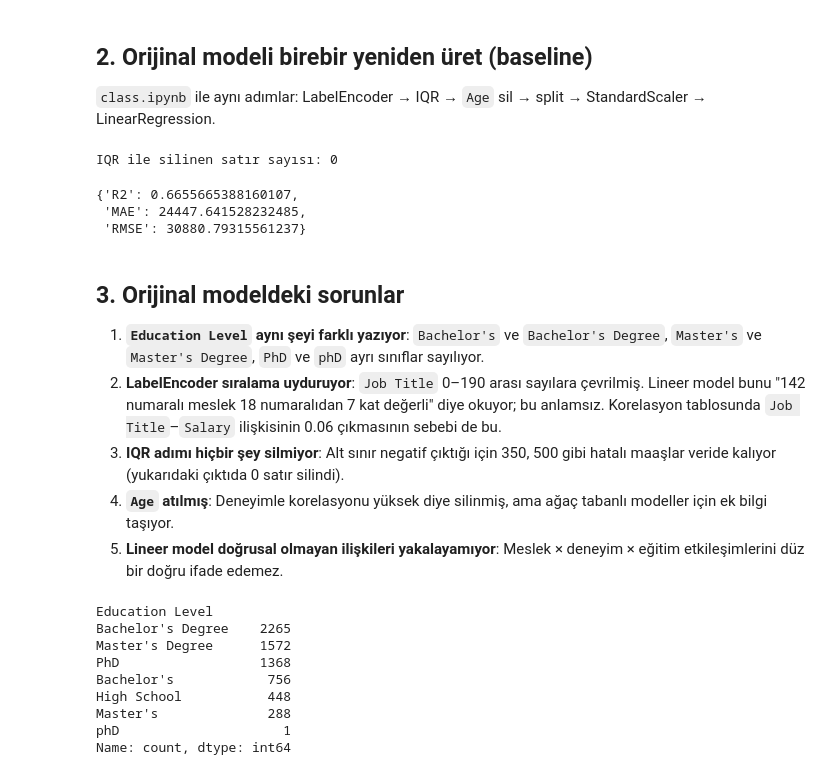
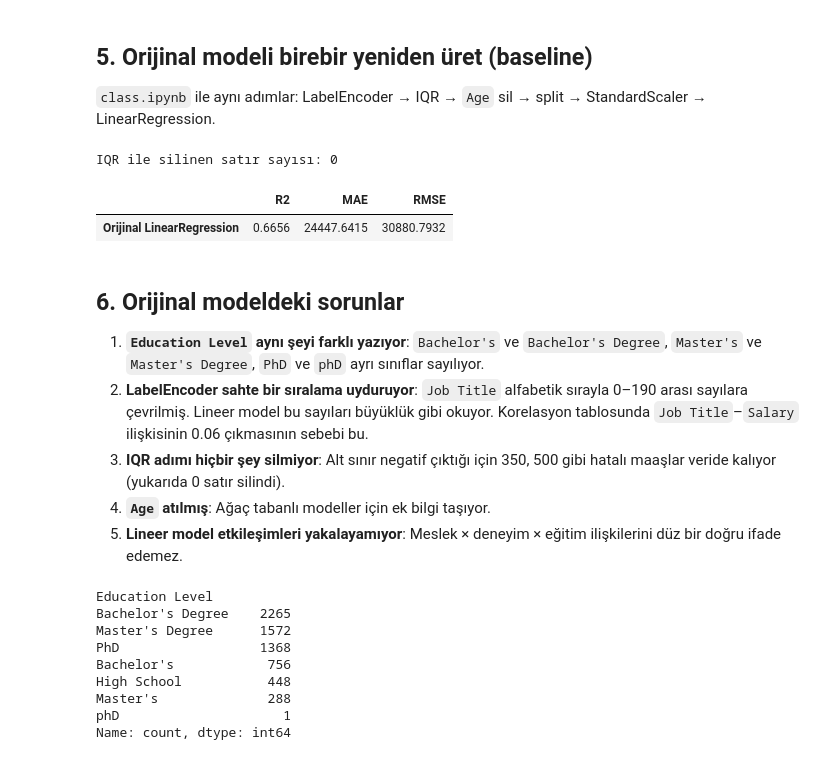
Before and after one commit to mustafagurbuz06/03.11.2026-class, a Jupyter notebook: improved_model.ipynb, the cells around one changed output. Saved outputs shown, nothing was run; the diff lists cells and outputs as text; code cells hidden in the pictures.

```diff
--- a/improved_model.ipynb
+++ b/improved_model.ipynb
@@ -11,0 +30,13 @@ Karşılaştırmanın adil olması için **aynı veri, aynı `train_test_split(t
+# %%
+DATA_PATH = "Salary_Data.csv"
+TARGET = "Salary"
+TEST_SIZE, RANDOM_STATE = 0.2, 42
+CV = GroupKFold(n_splits=5)
+
+EDUCATION_MAP = {"Bachelor's": "Bachelor's", "Bachelor's Degree": "Bachelor's",
+                 "Master's": "Master's", "Master's Degree": "Master's",
+                 "PhD": "PhD", "phD": "PhD", "High School": "High School"}
+EDUCATION_ORDER = {"High School": 0, "Bachelor's": 1, "Master's": 2, "PhD": 3}
+LEAD_PATTERN = "director|vp|chief|ceo|cto|head|principal|manager"
+
+NUM_COLS = ["Age", "Years of Experience", "Edu", "Senior", "Junior", "Lead"]
@@ -29,0 +119,5 @@ raw.head()
+# %%
+raw = load_data(DATA_PATH)
+groups = duplicate_groups(raw)
+print(raw.shape)
+raw.head()
@@ -30,45 +132,28 @@ raw.head()
 # %% [markdown]
-## 2. Orijinal modeli birebir yeniden üret (baseline)
+## 5. Orijinal modeli birebir yeniden üret (baseline)
 `class.ipynb` ile aynı adımlar: LabelEncoder → IQR → `Age` sil → split → StandardScaler → LinearRegression.
-# %%
-from sklearn.preprocessing import LabelEncoder, StandardScaler
-from sklearn.model_selection import train_test_split
-from sklearn.linear_model import LinearRegression
-from sklearn.metrics import mean_squared_error, mean_absolute_error, r2_score
-
-b = raw.copy()
-le = LabelEncoder()
-for c in ["Gender", "Education Level", "Job Title"]:
-    b[c] = le.fit_transform(b[c])
-q1, q3 = b["Salary"].quantile([.25, .75]); iqr = q3 - q1
-n_before = len(b)
-b = b[(b["Salary"] > q1 - 1.5*iqr) & (b["Salary"] < q3 + 1.5*iqr)]
-print("IQR ile silinen satır sayısı:", n_before - len(b))
-b = b.drop(columns=["Age"])
-
-Xb = b.drop(columns=["Salary"]); yb = b["Salary"]
-Xb_tr, Xb_te, yb_tr, yb_te = train_test_split(Xb, yb, test_size=0.2, random_state=42)
-base_test_idx = Xb_te.index
-sc = StandardScaler(); Xb_tr = sc.fit_transform(Xb_tr); Xb_te = sc.transform(Xb_te)
-base_pred = LinearRegression().fit(Xb_tr, yb_tr).predict(Xb_te)
-
-baseline = {"R2": r2_score(yb_te, base_pred),
-            "MAE": mean_absolute_error(yb_te, base_pred),
-            "RMSE": mean_squared_error(yb_te, base_pred) ** 0.5}
-baseline
-# %% [output]
-IQR ile silinen satır sayısı: 0
-{'R2': 0.6655665388160107,
- 'MAE': 24447.641528232485,
- 'RMSE': 30880.79315561237}
+# %%
+Xb, yb, removed = baseline_features(raw)
+print("IQR ile silinen satır sayısı:", removed)
+
+Xb_train, Xb_test, yb_train, yb_test = train_test_split(Xb, yb, test_size=TEST_SIZE, random_state=RANDOM_STATE)
+baseline_model = make_pipeline(StandardScaler(), LinearRegression()).fit(Xb_train, yb_train)
+baseline_pred = baseline_model.predict(Xb_test)
+
+results = {"Orijinal LinearRegression": regression_scores(yb_test, baseline_pred)}
+pd.DataFrame(results).T.round(4)
+# %% [output]
+IQR ile silinen satır sayısı: 0
+|  | R2 | MAE | RMSE |
+| Orijinal LinearRegression | 0.6656 | 24447.6415 | 30880.7932 |
 # %% [markdown]
-## 3. Orijinal modeldeki sorunlar
+## 6. Orijinal modeldeki sorunlar
 
 1. **`Education Level` aynı şeyi farklı yazıyor**: `Bachelor's` ve `Bachelor's Degree`, `Master's` ve `Master's Degree`, `PhD` ve `phD` ayrı sınıflar sayılıyor.
-2. **LabelEncoder sıralama uyduruyor**: `Job Title` 0–190 arası sayılara çevrilmiş. Lineer model bunu "142 numaralı meslek 18 numaralıdan 7 kat değerli" diye okuyor; bu anlamsız. Korelasyon tablosunda `Job Title`–`Salary` ilişkisinin 0.06 çıkmasının sebebi de bu.
-3. **IQR adımı hiçbir şey silmiyor**: Alt sınır negatif çıktığı için 350, 500 gibi hatalı maaşlar veride kalıyor (yukarıdaki çıktıda 0 satır silindi).
-4. **`Age` atılmış**: Deneyimle korelasyonu yüksek diye silinmiş, ama ağaç tabanlı modeller için ek bilgi taşıyor.
-5. **Lineer model doğrusal olmayan ilişkileri yakalayamıyor**: Meslek × deneyim × eğitim etkileşimlerini düz bir doğru ifade edemez.
+2. **LabelEncoder sahte bir sıralama uyduruyor**: `Job Title` alfabetik sırayla 0–190 arası sayılara çevrilmiş. Lineer model bu sayıları büyüklük gibi okuyor. Korelasyon tablosunda `Job Title`–`Salary` ilişkisinin 0.06 çıkmasının sebebi bu.
+3. **IQR adımı hiçbir şey silmiyor**: Alt sınır negatif çıktığı için 350, 500 gibi hatalı maaşlar veride kalıyor (yukarıda 0 satır silindi).
+4. **`Age` atılmış**: Ağaç tabanlı modeller için ek bilgi taşıyor.
+5. **Lineer model etkileşimleri yakalayamıyor**: Meslek × deneyim × eğitim ilişkilerini düz bir doğru ifade edemez.
 # %%
 raw["Education Level"].value_counts()
 # %% [output]
```
Also changed, not shown: parts of 30 cells of this notebook, 1 other file.
